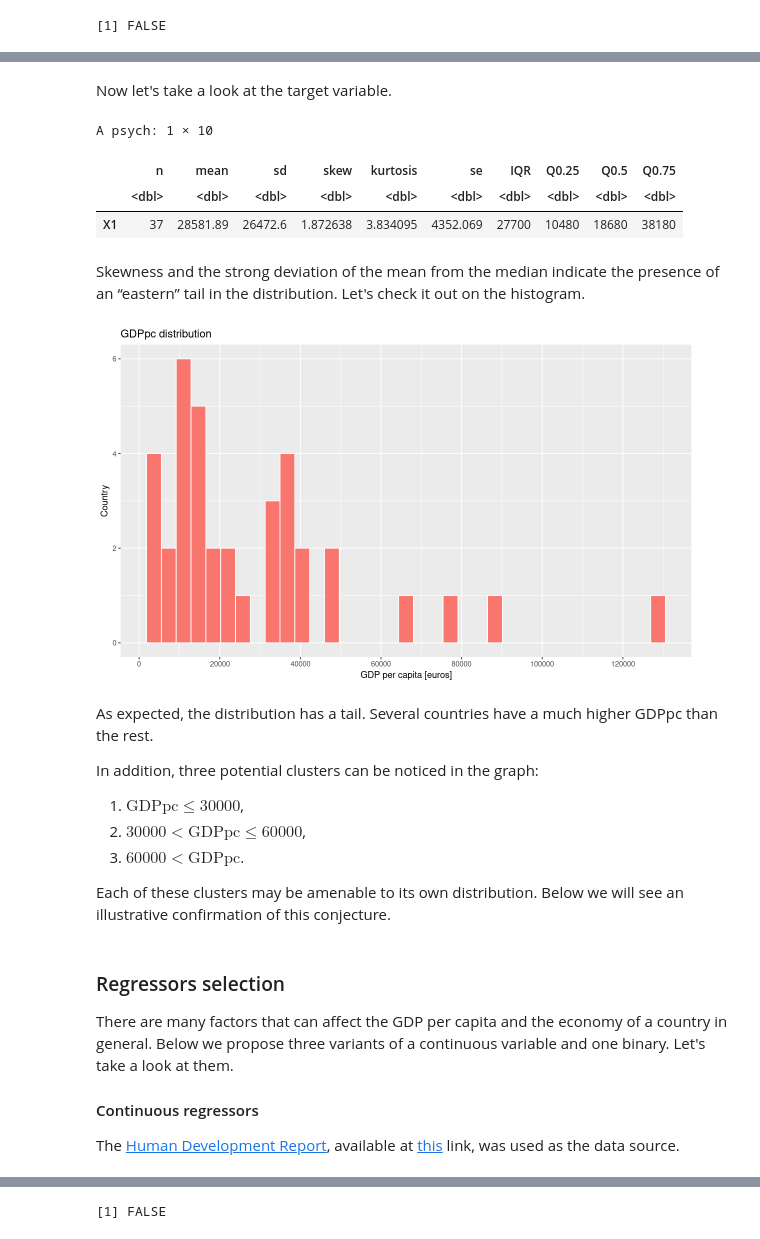
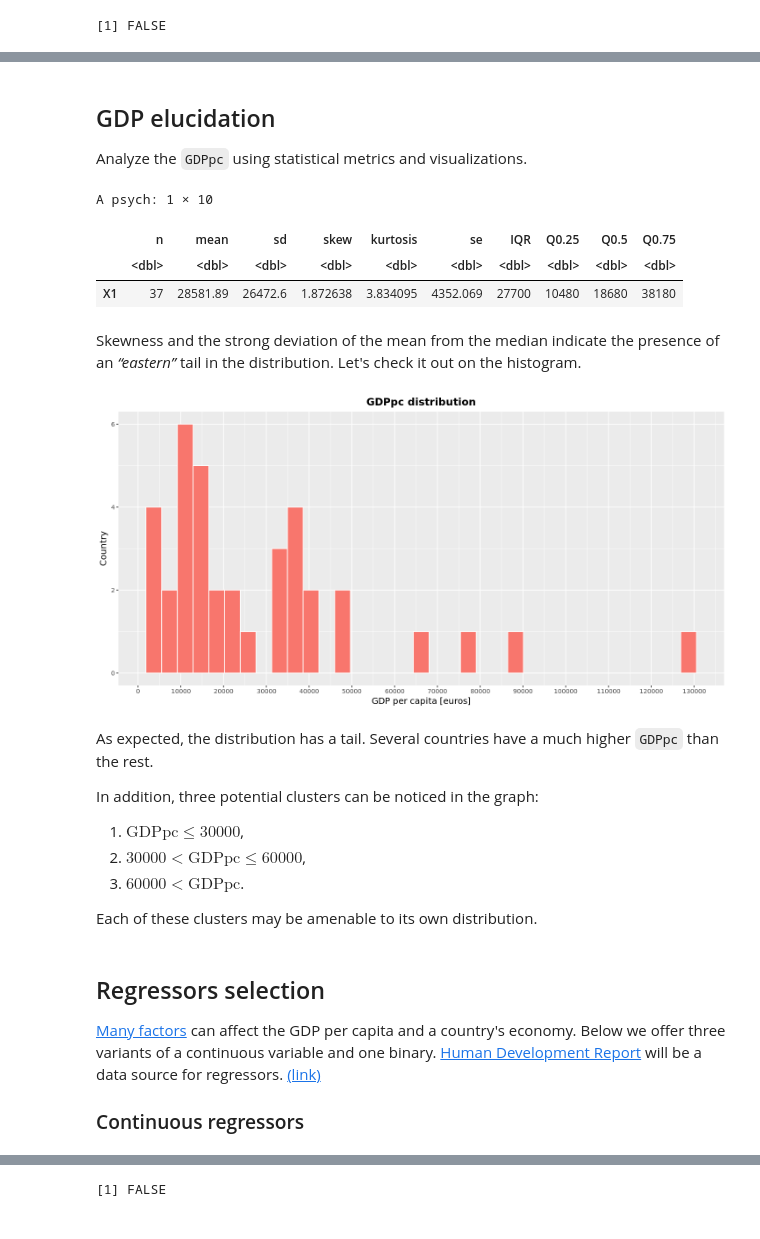
Before and after one commit to nickobard/eurostat-datasets-analysis, a Jupyter notebook: sem-3/semestral-work.ipynb, the cells around one changed output, grey strips where cells are left out. Drawn from its saved outputs; the diff is of its cells as text; code cells hidden in the pictures.

Commit message:
Comments and plots added

```diff
--- a/sem-3/semestral-work.ipynb
+++ b/sem-3/semestral-work.ipynb
@@ -81,5 +91,7 @@ A tibble: 6 × 2
 # %% [markdown]
-Now let's take a look at the target variable.
+## GDP elucidation
+
+Analyze the `GDPpc` using statistical metrics and visualizations.
 # %%
 describe(data$GDPpc, ranges=F, quant=c(0.25, 0.5, 0.75), IQR=T)[, -1]
 # %% [output]
@@ -88,18 +100,24 @@ A psych: 1 × 10
 |  | <dbl> | <dbl> | <dbl> | <dbl> | <dbl> | <dbl> | <dbl> | <dbl> | <dbl> | <dbl> |
 | X1 | 37 | 28581.89 | 26472.6 | 1.872638 | 3.834095 | 4352.069 | 27700 | 10480 | 18680 | 38180 |
 # %% [markdown]
-Skewness and the strong deviation of the mean from the median indicate the presence of an “eastern” tail in the distribution. Let's check it out on the histogram.
+Skewness and the strong deviation of the mean from the median indicate the presence of an *“eastern”* tail in the distribution. Let's check it out on the histogram.
 # %%
+options(repr.plot.width=12, repr.plot.height=6)                        # figure settings
+
 ggplot(data, aes(x=GDPpc)) +
-  geom_histogram(bins=35, fill='#f8766d', col='white') +
-  labs(title='GDPpc distribution',
+  geom_histogram(bins=35, fill='#f8766d', col='white') +               # hist
+  labs(title='GDPpc distribution',                                     # labels
        x='GDP per capita [euros]',
        y='Country') +
-  scale_x_continuous(breaks=scales::pretty_breaks(n=6))
+  scale_x_continuous(breaks=scales::pretty_breaks(n=12)) +             # set x axis ticks
+  theme(
+    plot.title = element_text(hjust = 0.5, size=14, face="bold"),      # center and style the title
+    axis.title = element_text(size=12),                                # axis title size
+  )
 # %% [output]
-[figure, old version]
+[figure, new version]
 # %% [markdown]
-As expected, the distribution has a tail. Several countries have a much higher GDPpc than the rest.
+As expected, the distribution has a tail. Several countries have a much higher `GDPpc` than the rest.
 
 In addition, three potential clusters can be noticed in the graph:
 
@@ -107,13 +125,11 @@ In addition, three potential clusters can be noticed in the graph:
 2. $30000 < \mathrm{GDPpc} \le 60000$,
 3. $60000 < \mathrm{GDPpc}$.
 
-Each of these clusters may be amenable to its own distribution. Below we will see an illustrative confirmation of this conjecture.
+Each of these clusters may be amenable to its own distribution.
 # %% [markdown]
-### Regressors selection
+## Regressors selection
 
-There are many factors that can affect the GDP per capita and the economy of a country in general. Below we propose three variants of a continuous variable and one binary. Let's take a look at them.
+[Many factors](https://www.investopedia.com/articles/investing/051415/how-calculate-gdp-country.asp) can affect the GDP per capita and a country's economy. Below we offer three variants of a continuous variable and one binary. [Human Development Report](https://en.wikipedia.org/wiki/Human_Development_Report) will be a data source for regressors. [(link)](https://hdr.undp.org/data-center/documentation-and-downloads)
 
-#### Continuous regressors
-
-The [Human Development Report](https://en.wikipedia.org/wiki/Human_Development_Report), available at [this](https://hdr.undp.org/data-center/documentation-and-downloads) link, was used as the data source.
+### Continuous regressors
 # %%
```
Also changed, not shown: parts of 27 cells of this notebook.
